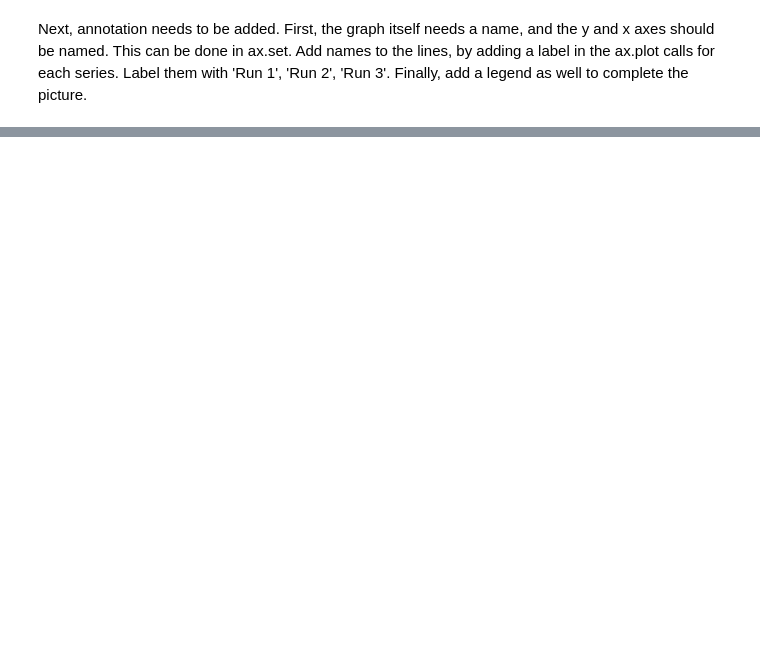
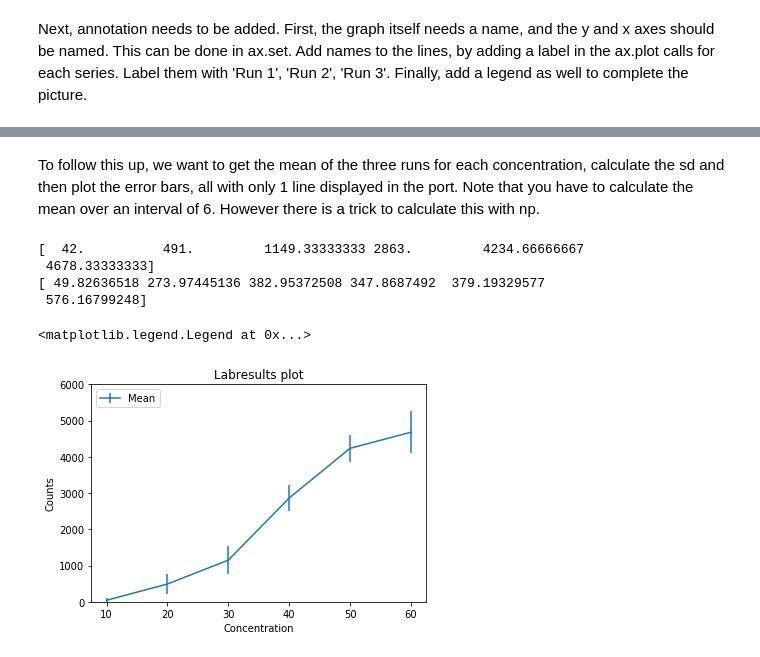
Before and after one commit to lacdr-tox/basic-programming-in-drug-discovery, a Jupyter notebook: python/exercises/2. Basic Plotting.ipynb, the cells around one changed output, grey strips where cells are left out. Drawn from its saved outputs; the diff is of its cells as text; code cells hidden in the pictures; blank space fills up the shorter version.

```diff
--- a/python/exercises/2. Basic Plotting.ipynb
+++ b/python/exercises/2. Basic Plotting.ipynb
@@ -91,0 +92,21 @@ ax.legend()
+# %% [markdown]
+To follow this up, we want to get the mean of the three runs for each concentration, calculate the sd and then plot the error bars, all with only 1 line displayed in the port. Note that you have to calculate the mean over an interval of 6. However there is a trick to calculate this with np.
+# %%
+results_ymean = np.mean(np.asarray(y_results).reshape(-1,6), axis=0) #keep this line in
+results_ystd = np.std(np.asarray(y_results).reshape(-1,6), axis=0) #keep this line in
+print(results_ymean)
+print(results_ystd)
+
+fig = plt.figure(figsize=(6,4))
+ax = plt.gca()
+ax.set_ylim(bottom=0, top=6000, auto=True)
+ax.errorbar(x_results[:6],results_ymean, yerr=results_ystd, label='Mean') #keep this line in
+ax.set(title='Labresults plot',xlabel='Concentration',ylabel='Counts', ylim=[0,6000])
+ax.legend(loc=2)
+# %% [output]
+[  42.          491.         1149.33333333 2863.         4234.66666667
+ 4678.33333333]
+[ 49.82636518 273.97445136 382.95372508 347.8687492  379.19329577
+ 576.16799248]
+<matplotlib.legend.Legend at 0x...>
+[figure, added]
```
Also changed, not shown: parts of 3 cells of this notebook.
